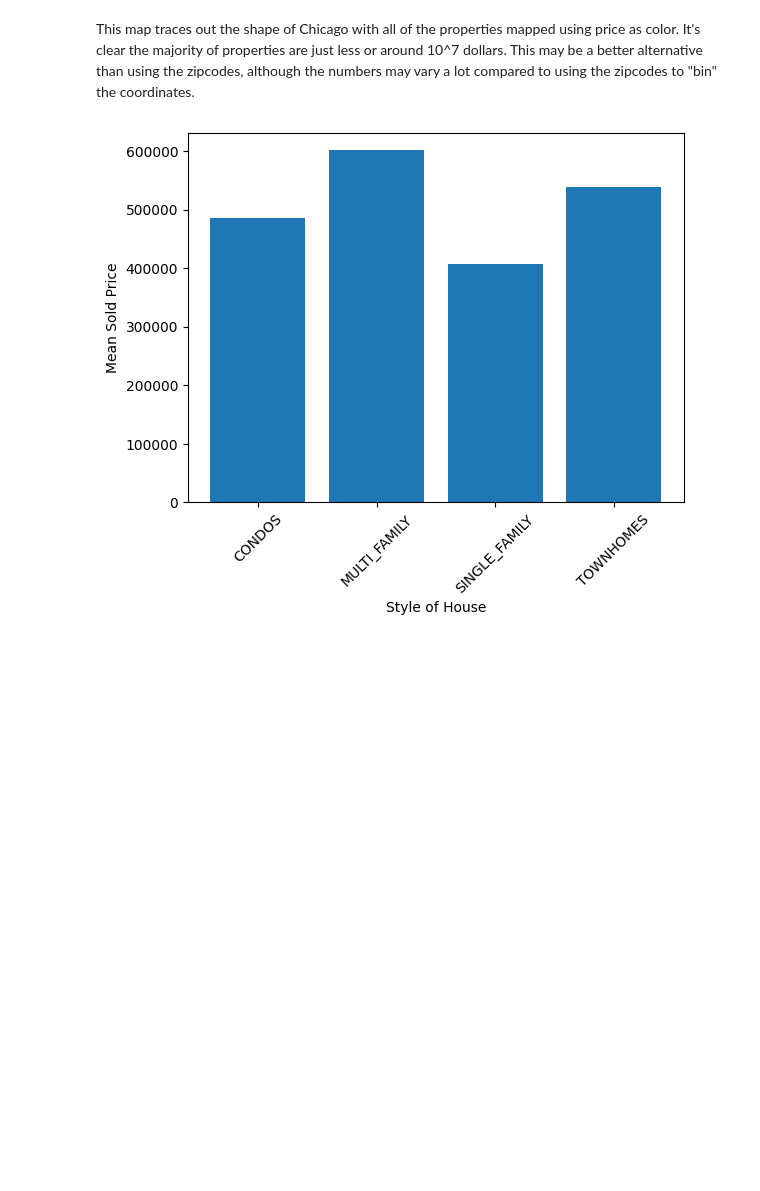
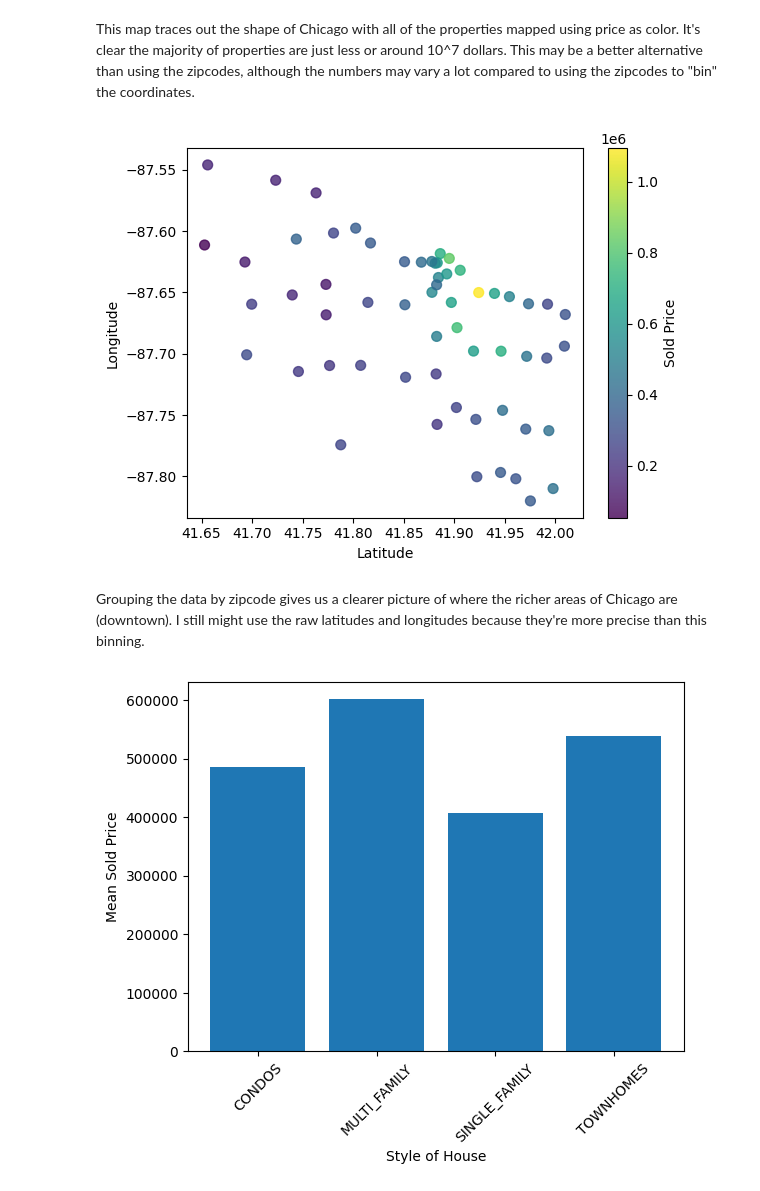
Before and after one commit to Kyra15/MachineLearningAHS, a Jupyter notebook: Project_2/Project_2.ipynb, the cells around one changed output. Drawn from its saved outputs; the diff is of its cells as text; code cells hidden in the pictures; blank space fills up the shorter version.

Commit message:
made a new graph (not part of the checkpoint, just did this for fun)

```diff
--- a/Project_2/Project_2.ipynb
+++ b/Project_2/Project_2.ipynb
@@ -227,3 +235,16 @@ This map traces out the shape of Chicago with all of the properties mapped using
+# %%
+grouped_data = df.groupby("zip_code", as_index=False)[["sold_price", "zip_lat", "zip_long"]].mean()
+
+plt.scatter(grouped_data["zip_lat"], grouped_data["zip_long"], c=grouped_data["sold_price"], cmap='viridis', s=50, alpha=0.8)
+plt.colorbar(label='Sold Price')
+
+plt.xlabel("Latitude")
+plt.ylabel("Longitude")
+plt.show()
+# %% [output]
+[figure, added]
+# %% [markdown]
+Grouping the data by zipcode gives us a clearer picture of where the richer areas of Chicago are (downtown). I still might use the raw latitudes and longitudes because they're more precise than this binning.
 # %%
 # style vs. price
 # larger homes, pricier
```
Also changed, not shown: parts of 6 cells of this notebook.
